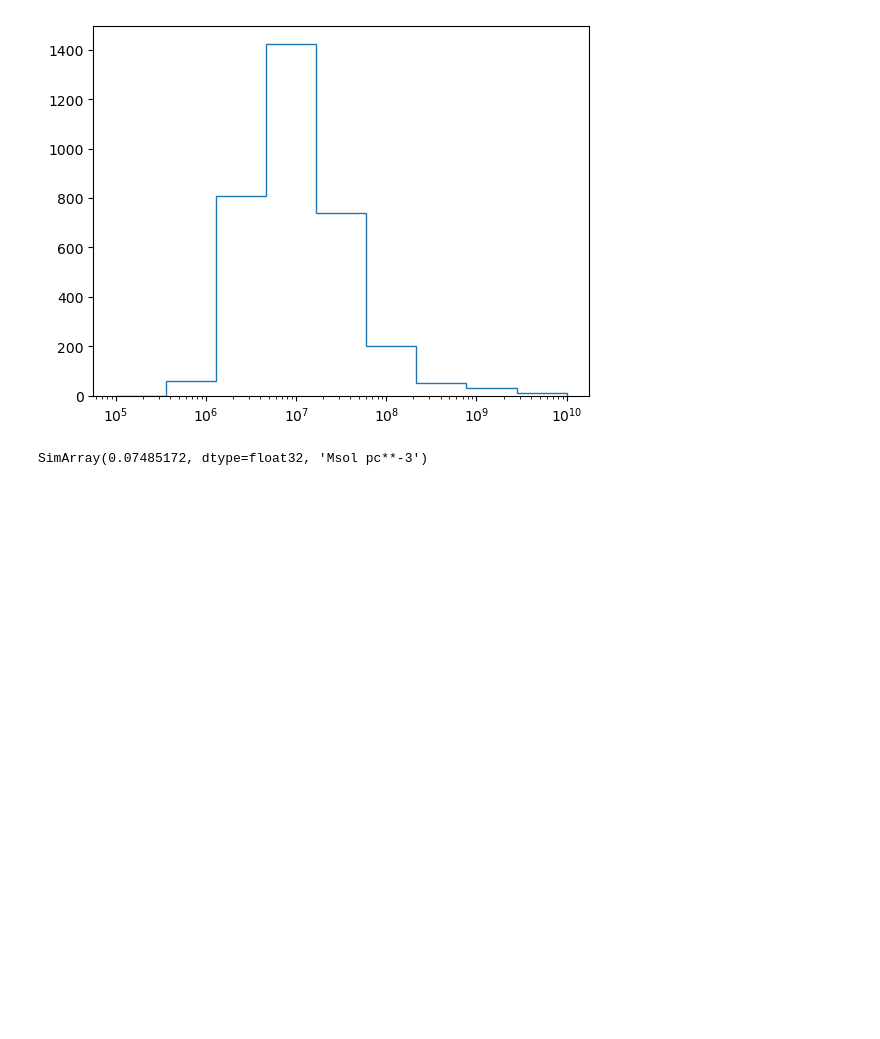
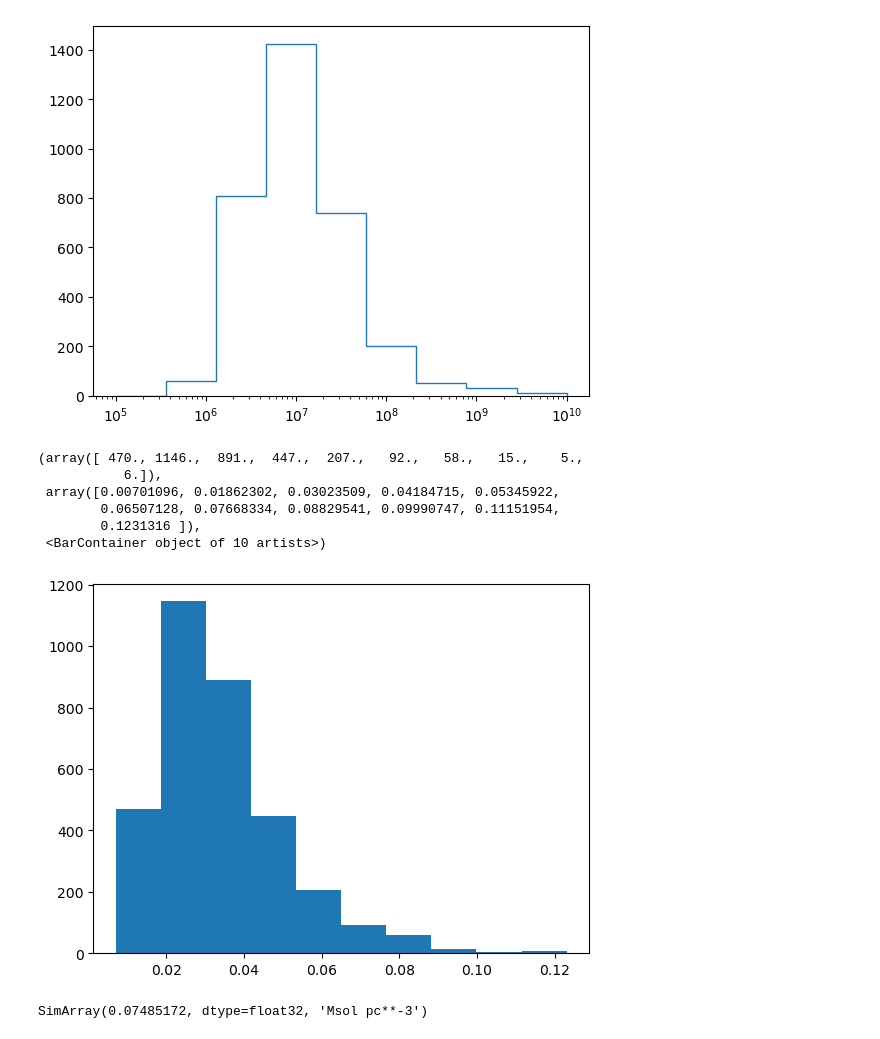
Before and after one commit to pablocoque/post_process_routines, a Jupyter notebook: mass_functions_compare.ipynb, the cells around one changed output. Cells and saved outputs as stored; diff of their text form; code cells hidden in the pictures; blank space fills up the shorter version.

```diff
--- a/mass_functions_compare.ipynb
+++ b/mass_functions_compare.ipynb
@@ -256,6 +256,16 @@ plt.hist(truncation_mass/(h[1].s['ClusterFormationEfficiency'][mask_clusters_ini
 plt.xscale('log')
 # %% [output]
 [figure]
+# %%
+plt.hist(h[1].s['ClusterFormationEfficiency'][mask_clusters_initial])
+# %% [output]
+(array([ 470., 1146.,  891.,  447.,  207.,   92.,   58.,   15.,    5.,
+           6.]),
+ array([0.00701096, 0.01862302, 0.03023509, 0.04184715, 0.05345922,
+        0.06507128, 0.07668334, 0.08829541, 0.09990747, 0.11151954,
+        0.1231316 ]),
+ <BarContainer object of 10 artists>)
+[figure, added]
 # %%
 h[1].s['BirthDensity'][mask_clusters_initial].in_units('Msol pc**-3').max()
 # %% [output]
```
Also changed, not shown: 1 other file.
